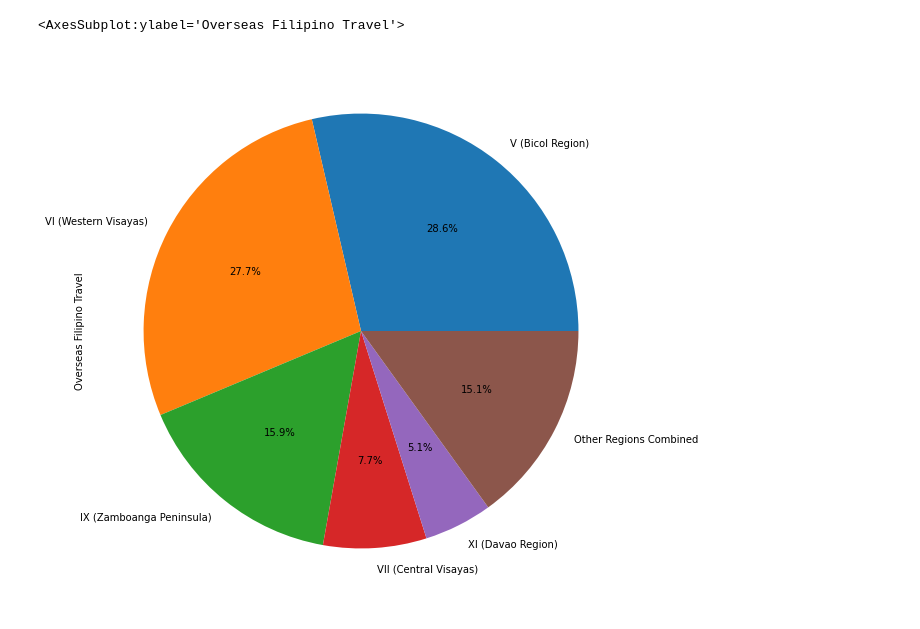
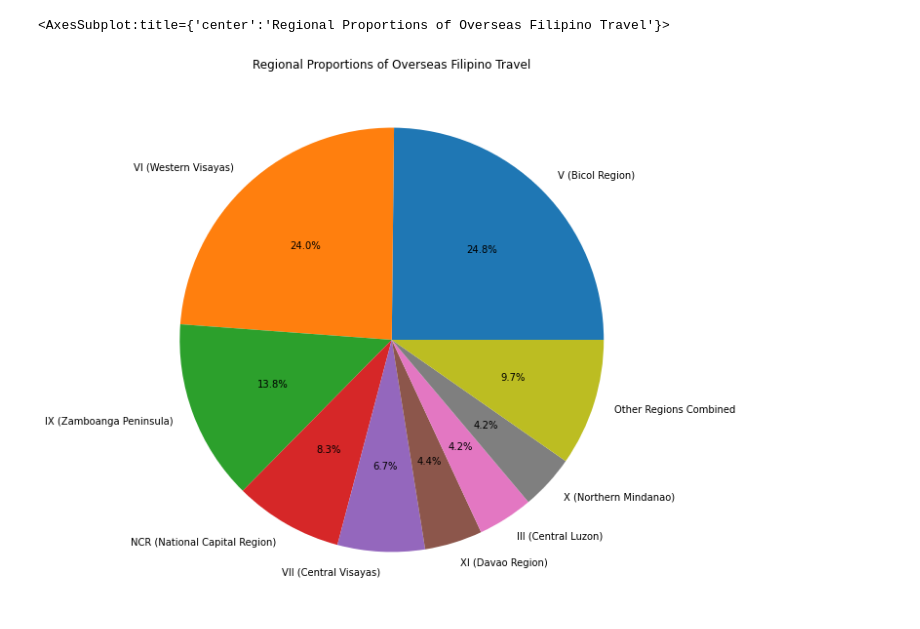
Before and after one commit to c-nino-a/ITD112-FinalReq, a Jupyter notebook: List of Regular Travelers in the Philippines.ipynb, the cells around one changed output. Saved outputs shown, nothing was run; the diff lists cells and outputs as text; code cells hidden in the pictures.

```diff
--- a/List of Regular Travelers in the Philippines.ipynb
+++ b/List of Regular Travelers in the Philippines.ipynb
@@ -2,7 +2,7 @@
 import numpy as np
 import pandas as pd
 import seaborn as sns
-dataset = pd.read_csv("C:/Users/arrie/DataScience/Final Requirements Datasets/List of Regular Travelers in the Philippines.csv")
+dataset = pd.read_csv("./Final Requirements Datasets/List of Regular Travelers in the Philippinestest.csv")
 # %%
 dataset.head(10)
 # %% [output]
@@ -31,7 +31,14 @@ df.head()
 # %%
 df=df.drop("province_or_city", axis=1).set_index("region")
+# %%
+df["foreign_travelers"] = pd.to_numeric(df["foreign_travelers"],errors='coerce').fillna(0).astype(int)
+df["overseas_filipino"] = pd.to_numeric(df["overseas_filipino"],errors='coerce').fillna(0).astype(int)
+df["domestic_travelers"] = pd.to_numeric(df["domestic_travelers"],errors='coerce').fillna(0).astype(int)
+df["total_2012"] = pd.to_numeric(df["total_2012"],errors='coerce').fillna(0).astype(int)
 # %%
 df=df
+# %%
+df=df.sort_values("total_2012",axis=0,ascending=False)
 # %%
 df
 # %% [output]
@@ -63,36 +75,36 @@ df.plot(kind="bar",figsize=(10,10),stacked=True,color=["#13315C","#FFCB77","#E56
 # %%
 ofw = df["overseas_filipino"].sort_values(ascending = False)
 
-labels=list(ofw.keys()[:5])
+labels=list(ofw.keys()[:8])
 
 # comb=", ".join(ofw.keys()[5:])
 
 # labels.append(comb)
 labels.append("Other Regions Combined")
 
 labels
 
-top_5 = ofw.iloc[:5]
+top_8 = ofw.iloc[:8]
 
 
-others = ofw.iloc[5:].sum()
+others = ofw.iloc[8:].sum()
 others
 
 # df2 = pd.DataFrame([['others',others]])
 
 others=pd.Series(others)
 
-all_data = top_5.append(others, ignore_index=True)
+all_data = top_8.append(others, ignore_index=True)
 
 
 
 all_data.index = labels
 
 
-all_data.plot.pie(label="Overseas Filipino Travel",autopct = '%1.1f%%',figsize=(10,10))
+all_data.plot.pie(title="Regional Proportions of Overseas Filipino Travel",label="",autopct = '%1.1f%%',figsize=(10,10))
 
 
 # df.overseas_filipino.plot.pie(autopct='%1.1f%%',figsize=(10,10))
 # %% [output]
-<AxesSubplot:ylabel='Overseas Filipino Travel'>
+<AxesSubplot:title={'center':'Regional Proportions of Overseas Filipino Travel'}>
-[figure, old version]
+[figure, new version]
```
Also changed, not shown: parts of 6 cells of this notebook, 3 other files.
